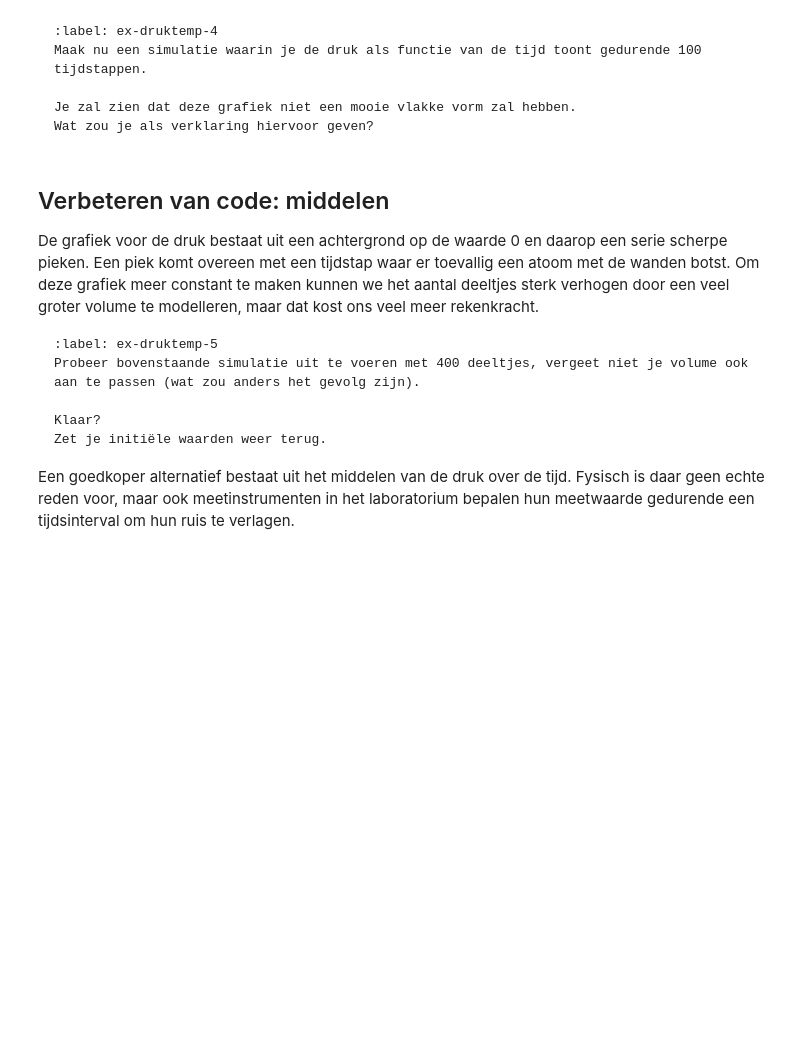
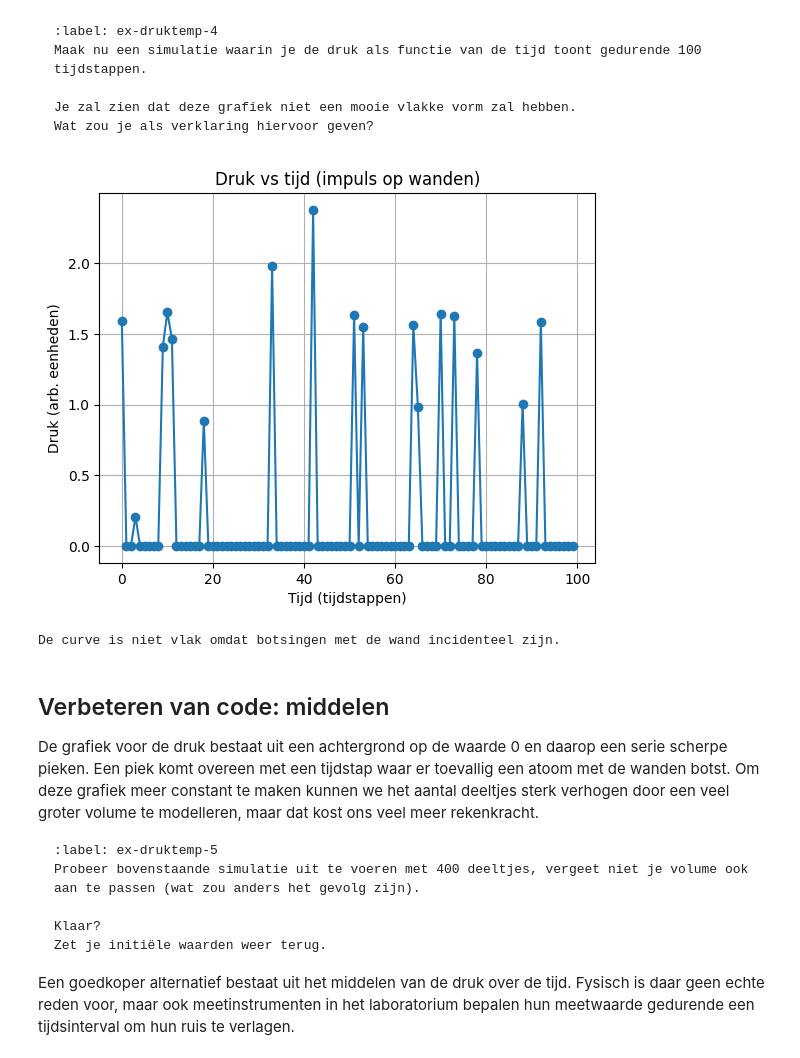
Before and after one commit to TijlGerritsen/Groep_1, a Jupyter notebook: Content/PySim/5_druktemp.ipynb, the cells around one changed output. Cells and saved outputs as stored; diff of their text form; code cells hidden in the pictures; blank space fills up the shorter version.

````diff
--- a/Content/PySim/5_druktemp.ipynb
+++ b/Content/PySim/5_druktemp.ipynb
@@ -320,9 +320,50 @@ Je zal zien dat deze grafiek niet een mooie vlakke vorm zal hebben.
 Wat zou je als verklaring hiervoor geven?
 ```
 # %%
-# Geef je oplossing
+# Druk als functie van de tijd (impuls-methode)
+particles = []
+create_particles(particles)
 
-#your code/answer
+pressure_vals = np.zeros(100, dtype=float)
+times = np.arange(100)
+
+for i in range(100):
+    # Zet een tijdstap en verwerk onderlinge botsingen
+    for p in particles:
+        p.update_position()
+    handle_collisions(particles)
+
+    # Bepaal stoot tegen wanden en verwerk wandleiding (zonder gebruik van globale handle_walls)
+    impulse_outward = 0.0
+    for p in particles:
+        # verticale wanden (x)
+        if abs(p.r[0]) + p.R > BOX_SIZE_0/2:
+            p.r[0] = np.sign(p.r[0]) * (BOX_SIZE_0/2 - p.R)
+            impulse_outward += abs(p.momentum[0]) * 2
+            p.v[0] *= -1
+        # horizontale wanden (y)
+        if abs(p.r[1]) + p.R > BOX_SIZE_0/2:
+            p.r[1] = np.sign(p.r[1]) * (BOX_SIZE_0/2 - p.R)
+            impulse_outward += abs(p.momentum[1]) * 2
+            p.v[1] *= -1
+
+    # druk in deze tijdstap
+    pressure_vals[i] = impulse_outward / (4 * BOX_SIZE_0 * DT)
+
+# Plotten
+plt.figure()
+plt.plot(times, pressure_vals, marker='o', linestyle='-')
+plt.xlabel('Tijd (tijdstappen)')
+plt.ylabel('Druk (arb. eenheden)')
+plt.title('Druk vs tijd (impuls op wanden)')
+plt.grid()
+plt.show()
+
+# Kort commentaar
+print('De curve is niet vlak omdat botsingen met de wand incidenteel zijn.')
+# %% [output]
+[figure, added]
+De curve is niet vlak omdat botsingen met de wand incidenteel zijn.
 # %% [markdown]
 ## Verbeteren van code: middelen
 
````
Also changed, not shown: parts of 4 cells of this notebook.
